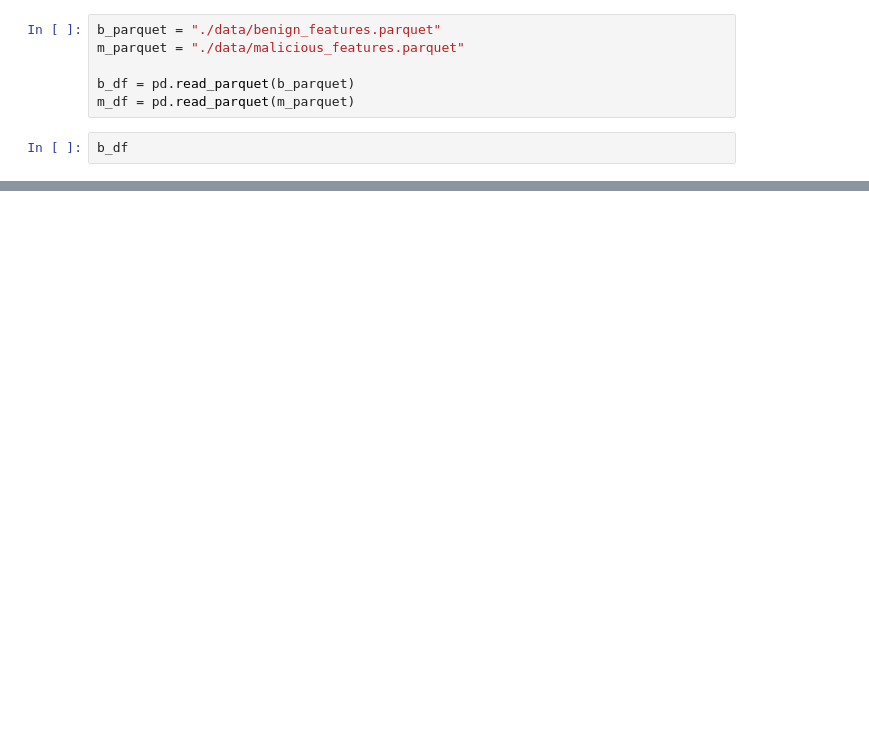
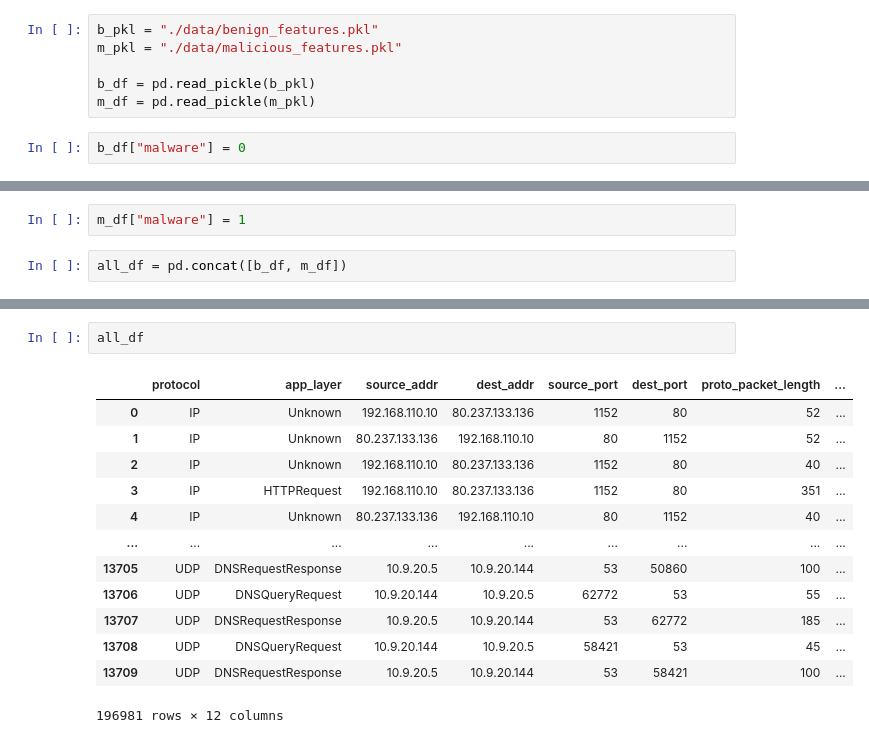
Before and after one commit to jedmitten/mpcap_classification, a Jupyter notebook: file_review.ipynb, the cells around one changed output, grey strips where cells are left out. Saved outputs shown, nothing was run; the diff lists cells and outputs as text; blank space fills up the shorter version.

```diff
--- a/file_review.ipynb
+++ b/file_review.ipynb
@@ -20,10 +24,10 @@ import pandas as pd
 import numpy as np
 from collections import Counter
 # %%
-b_parquet = "./data/benign_features.parquet"
-m_parquet = "./data/malicious_features.parquet"
+b_pkl = "./data/benign_features.pkl"
+m_pkl = "./data/malicious_features.pkl"
 
-b_df = pd.read_parquet(b_parquet)
-m_df = pd.read_parquet(m_parquet)
+b_df = pd.read_pickle(b_pkl)
+m_df = pd.read_pickle(m_pkl)
 # %%
-b_df
+b_df["malware"] = 0
@@ -92,0 +34,4 @@ b_df[~(b_df.dest_port.isin(ignore)) & ~(b_df.source_port.isin(ignore)) & (b_df.p
+# %%
+m_df["malware"] = 1
+# %%
+all_df = pd.concat([b_df, m_df])
@@ -92,0 +60,16 @@ b_df[~(b_df.dest_port.isin(ignore)) & ~(b_df.source_port.isin(ignore)) & (b_df.p
+# %%
+all_df
+# %% [output]
+|  | protocol | app_layer | source_addr | dest_addr | source_port | dest_port | proto_packet_length | ... |
+| 0 | IP | Unknown | 192.168.110.10 | 80.237.133.136 | 1152 | 80 | 52 | ... |
+| 1 | IP | Unknown | 80.237.133.136 | 192.168.110.10 | 80 | 1152 | 52 | ... |
+| 2 | IP | Unknown | 192.168.110.10 | 80.237.133.136 | 1152 | 80 | 40 | ... |
+| 3 | IP | HTTPRequest | 192.168.110.10 | 80.237.133.136 | 1152 | 80 | 351 | ... |
+| 4 | IP | Unknown | 80.237.133.136 | 192.168.110.10 | 80 | 1152 | 40 | ... |
+| ... | ... | ... | ... | ... | ... | ... | ... | ... |
+| 13705 | UDP | DNSRequestResponse | 10.9.20.5 | 10.9.20.144 | 53 | 50860 | 100 | ... |
+| 13706 | UDP | DNSQueryRequest | 10.9.20.144 | 10.9.20.5 | 62772 | 53 | 55 | ... |
+| 13707 | UDP | DNSRequestResponse | 10.9.20.5 | 10.9.20.144 | 53 | 62772 | 185 | ... |
+| 13708 | UDP | DNSQueryRequest | 10.9.20.144 | 10.9.20.5 | 58421 | 53 | 45 | ... |
+| 13709 | UDP | DNSRequestResponse | 10.9.20.5 | 10.9.20.144 | 53 | 58421 | 100 | ... |
+196981 rows × 12 columns
```
Also changed, not shown: parts of 26 cells of this notebook, 12 other files.
